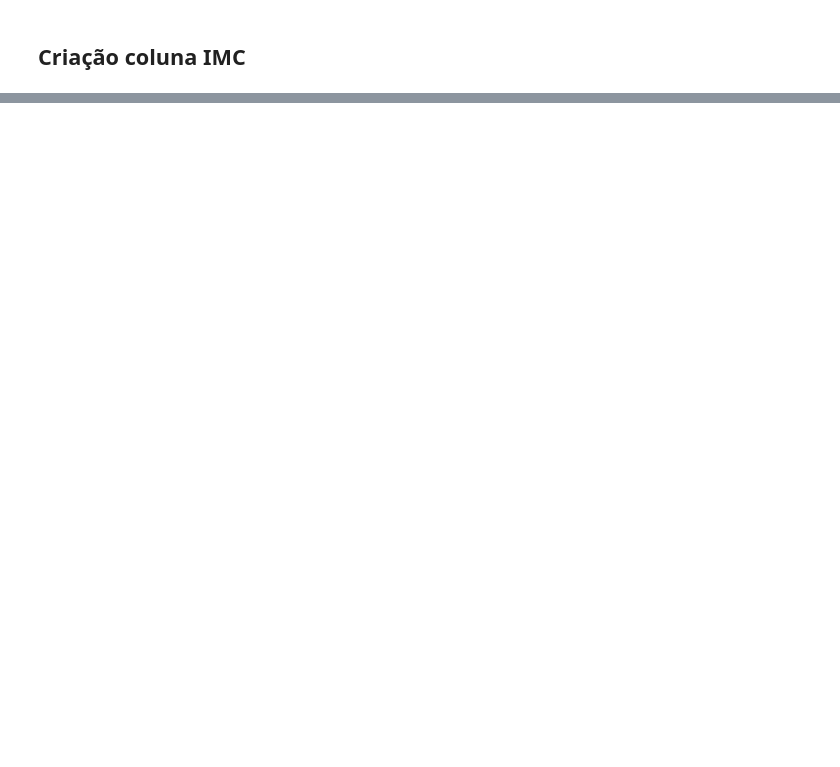
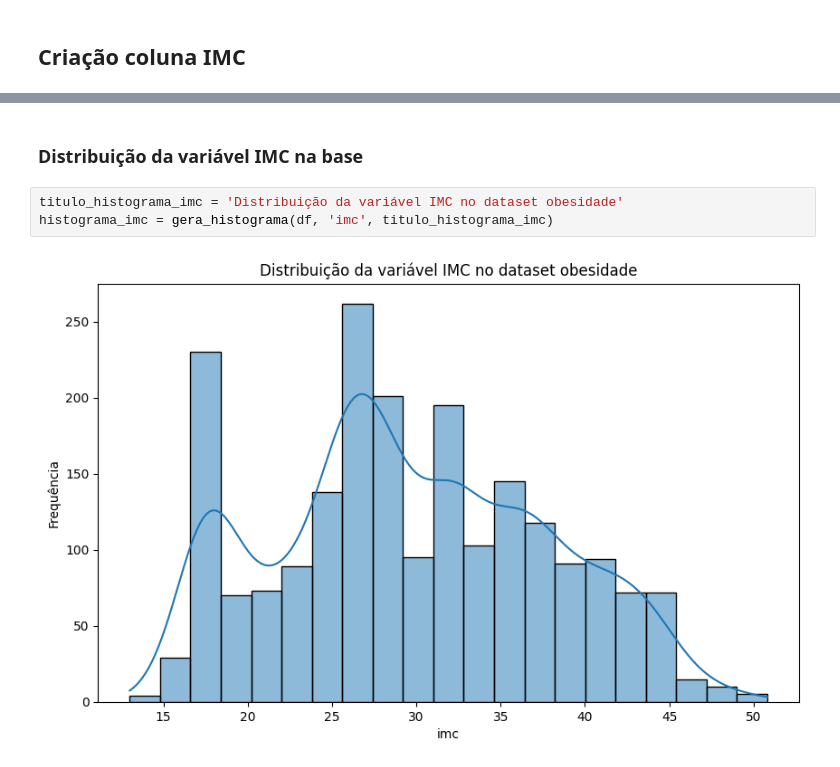
Before and after one commit to fiapdatanalytics/tech-challenge4, a Jupyter notebook: Tech_Challenge_4_Data_viz_and_production_models.ipynb, the cells around one changed output, grey strips where cells are left out. Drawn from its saved outputs; the diff is of its cells as text; blank space fills up the shorter version.

```diff
--- a/Tech_Challenge_4_Data_viz_and_production_models.ipynb
+++ b/Tech_Challenge_4_Data_viz_and_production_models.ipynb
@@ -456,0 +640,7 @@ display(df.head())
+# %% [markdown]
+### **Distribuição da variável IMC na base**
+# %%
+titulo_histograma_imc = 'Distribuição da variável IMC no dataset obesidade'
+histograma_imc = gera_histograma(df, 'imc', titulo_histograma_imc)
+# %% [output]
+[figure, added]
```
Also changed, not shown: parts of 27 cells of this notebook.
